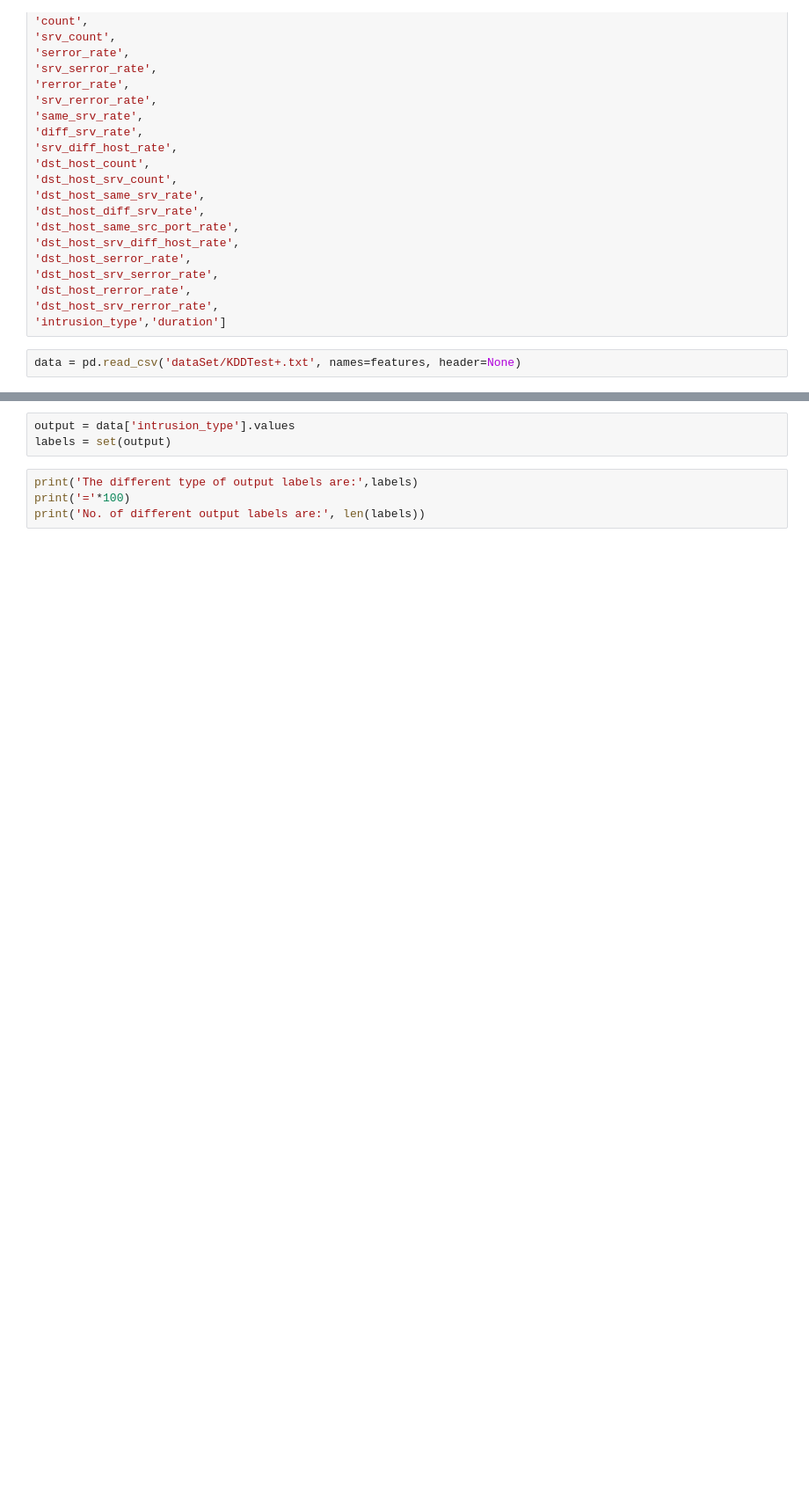
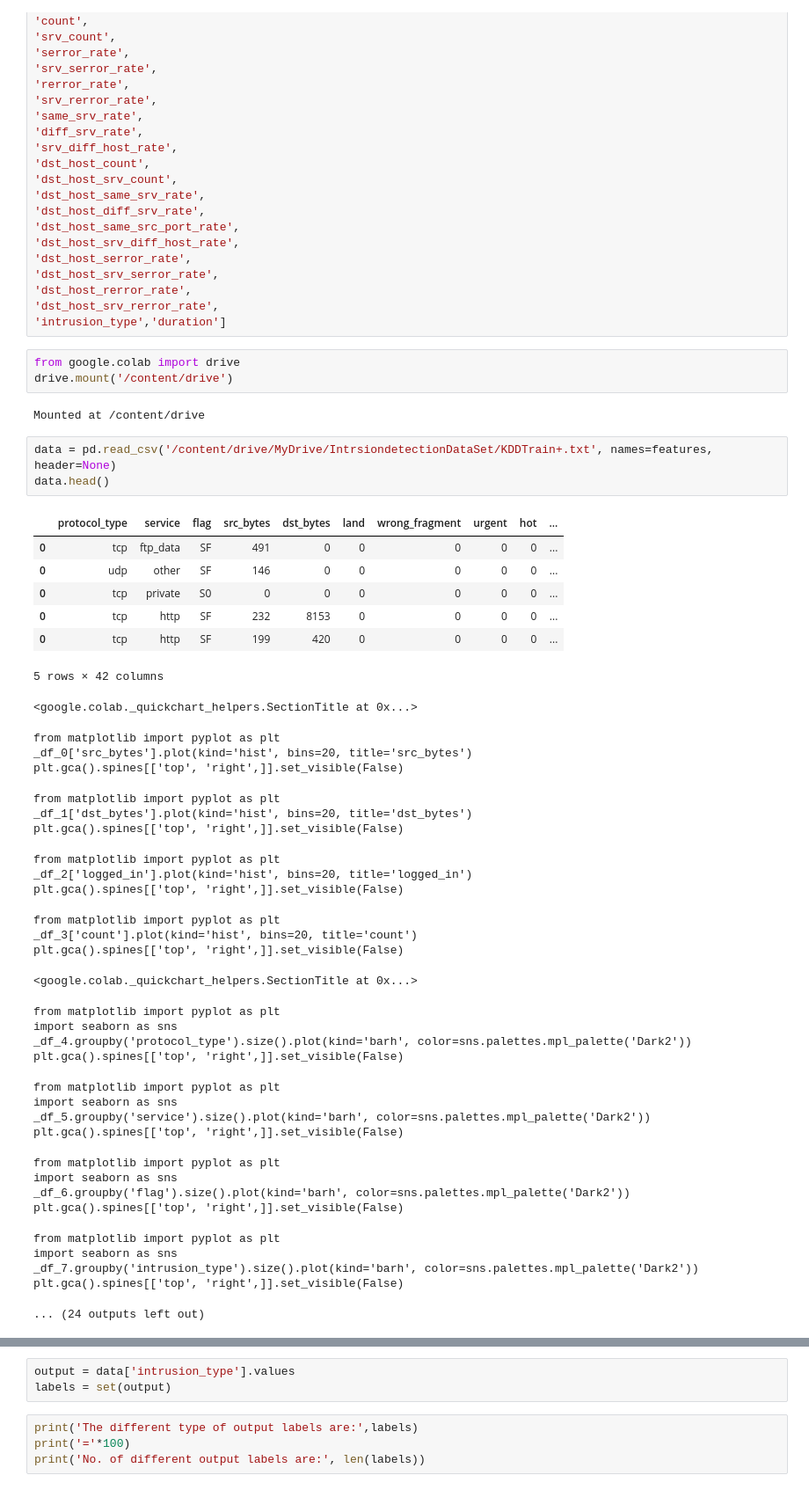
Before and after one commit to harmeshgv/Intrusion-Detection, a Jupyter notebook: best.ipynb, the cells around one changed output, grey strips where cells are left out. Shown at 88% size. Saved outputs shown, nothing was run; the diff lists cells and outputs as text; blank space fills up the shorter version.

```diff
--- a/best.ipynb
+++ b/best.ipynb
@@ -69,5 +63,50 @@ features = ['protocol_type','service','flag','src_bytes','dst_bytes','land','wro
 'dst_host_rerror_rate',
 'dst_host_srv_rerror_rate',
 'intrusion_type','duration']
+# %%
+from google.colab import drive
+drive.mount('/content/drive')
+# %% [output]
+Mounted at /content/drive
 # %%
-data = pd.read_csv('dataSet/KDDTest+.txt', names=features, header=None)
+data = pd.read_csv('/content/drive/MyDrive/IntrsiondetectionDataSet/KDDTrain+.txt', names=features, header=None)
+data.head()
+# %% [output]
+|  | protocol_type | service | flag | src_bytes | dst_bytes | land | wrong_fragment | urgent | hot | ... |
+| 0 | tcp | ftp_data | SF | 491 | 0 | 0 | 0 | 0 | 0 | ... |
+| 0 | udp | other | SF | 146 | 0 | 0 | 0 | 0 | 0 | ... |
+| 0 | tcp | private | S0 | 0 | 0 | 0 | 0 | 0 | 0 | ... |
+| 0 | tcp | http | SF | 232 | 8153 | 0 | 0 | 0 | 0 | ... |
+| 0 | tcp | http | SF | 199 | 420 | 0 | 0 | 0 | 0 | ... |
+5 rows × 42 columns
+<google.colab._quickchart_helpers.SectionTitle at 0x...>
+from matplotlib import pyplot as plt
+_df_0['src_bytes'].plot(kind='hist', bins=20, title='src_bytes')
+plt.gca().spines[['top', 'right',]].set_visible(False)
+from matplotlib import pyplot as plt
+_df_1['dst_bytes'].plot(kind='hist', bins=20, title='dst_bytes')
+plt.gca().spines[['top', 'right',]].set_visible(False)
+from matplotlib import pyplot as plt
+_df_2['logged_in'].plot(kind='hist', bins=20, title='logged_in')
+plt.gca().spines[['top', 'right',]].set_visible(False)
+from matplotlib import pyplot as plt
+_df_3['count'].plot(kind='hist', bins=20, title='count')
+plt.gca().spines[['top', 'right',]].set_visible(False)
+<google.colab._quickchart_helpers.SectionTitle at 0x...>
+from matplotlib import pyplot as plt
+import seaborn as sns
+_df_4.groupby('protocol_type').size().plot(kind='barh', color=sns.palettes.mpl_palette('Dark2'))
+plt.gca().spines[['top', 'right',]].set_visible(False)
+from matplotlib import pyplot as plt
+import seaborn as sns
+_df_5.groupby('service').size().plot(kind='barh', color=sns.palettes.mpl_palette('Dark2'))
+plt.gca().spines[['top', 'right',]].set_visible(False)
+from matplotlib import pyplot as plt
+import seaborn as sns
+_df_6.groupby('flag').size().plot(kind='barh', color=sns.palettes.mpl_palette('Dark2'))
+plt.gca().spines[['top', 'right',]].set_visible(False)
+from matplotlib import pyplot as plt
+import seaborn as sns
+_df_7.groupby('intrusion_type').size().plot(kind='barh', color=sns.palettes.mpl_palette('Dark2'))
+plt.gca().spines[['top', 'right',]].set_visible(False)
+... (24 outputs left out)
```
Also changed, not shown: parts of 54 cells of this notebook, 2 other files.
